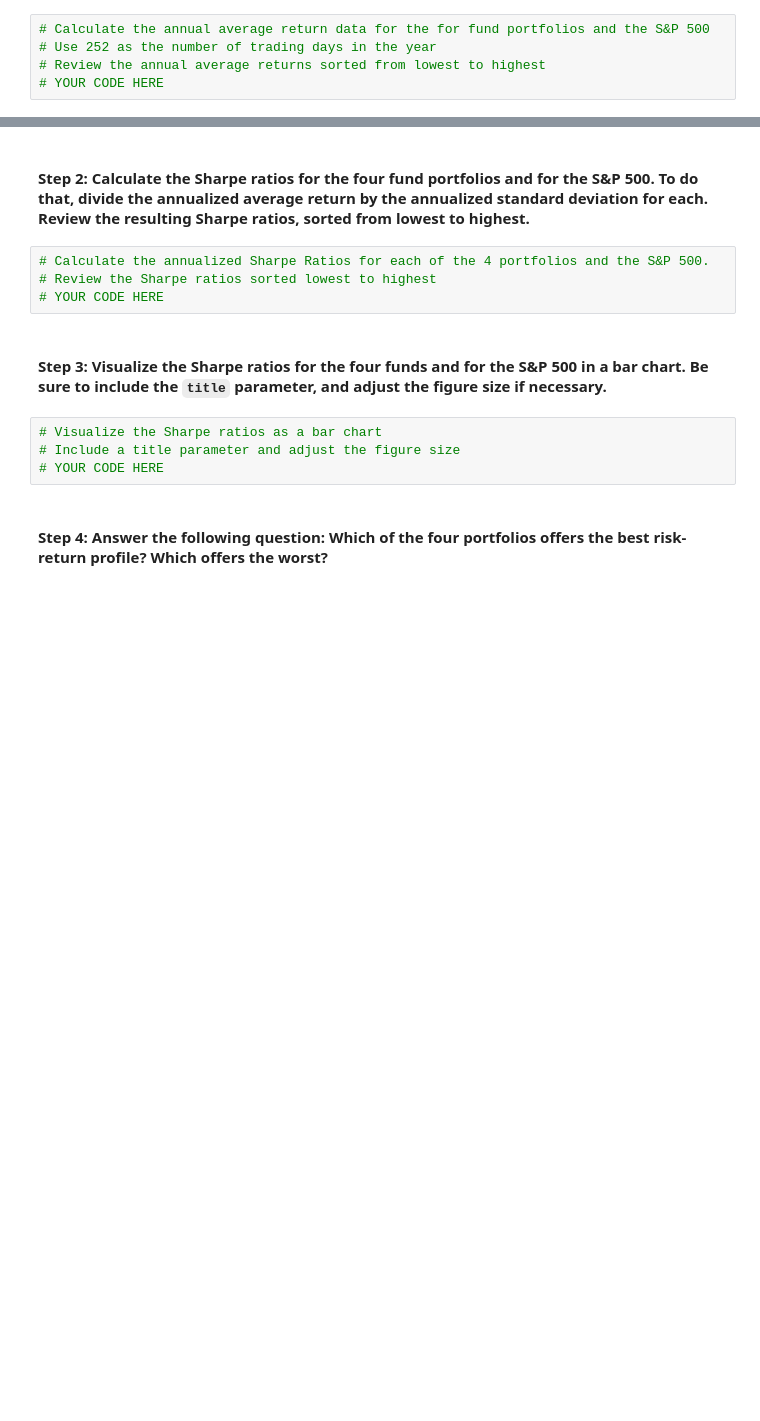
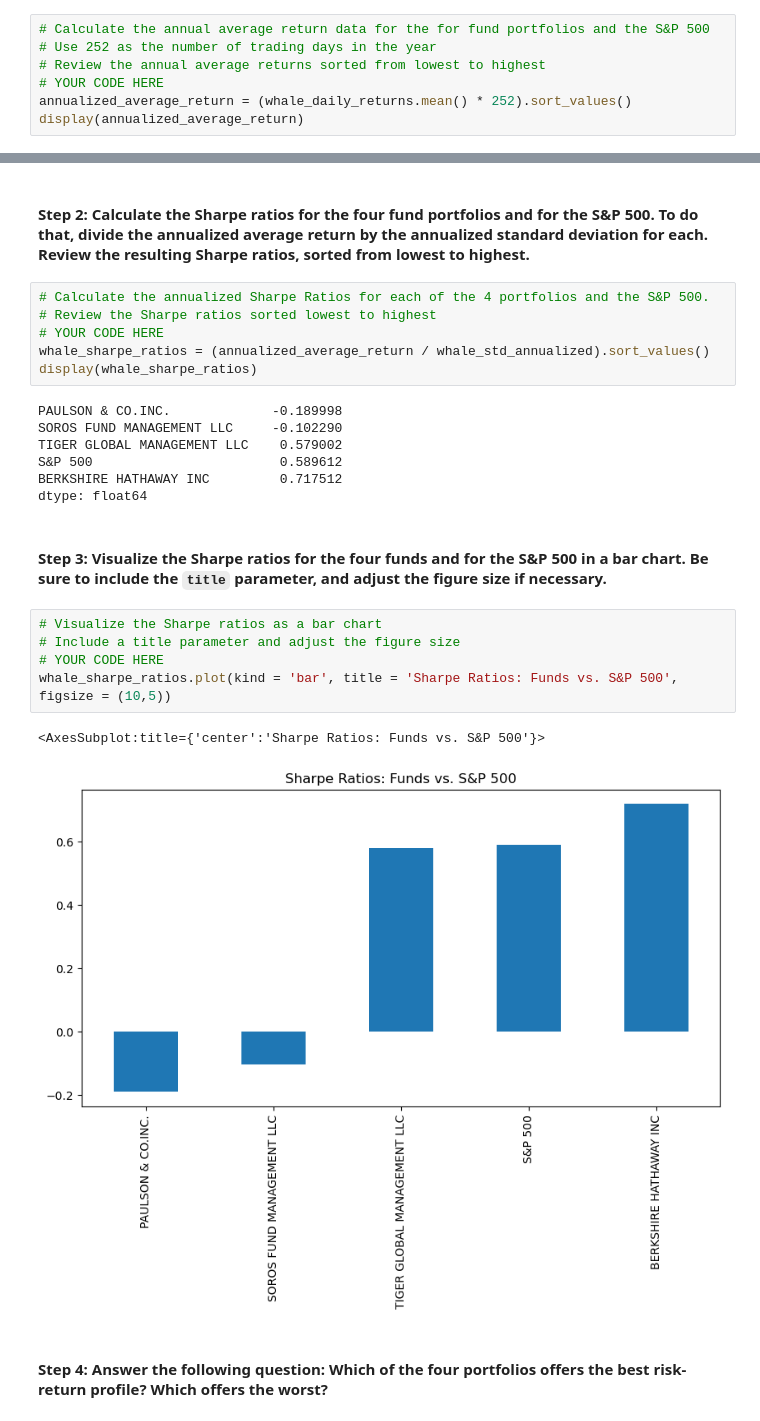
Before and after one commit to trentransom/Challenge_04, a Jupyter notebook: risk_return_analysis.ipynb, the cells around one changed output, grey strips where cells are left out. Saved outputs shown, nothing was run; the diff lists cells and outputs as text; blank space fills up the shorter version.

```diff
--- a/risk_return_analysis.ipynb
+++ b/risk_return_analysis.ipynb
@@ -298,3 +316,5 @@ To determine the overall risk of an asset or portfolio, quantitative analysts an
 # Use 252 as the number of trading days in the year
 # Review the annual average returns sorted from lowest to highest
 # YOUR CODE HERE
+annualized_average_return = (whale_daily_returns.mean() * 252).sort_values()
+display(annualized_average_return)
@@ -304,12 +331,25 @@ To determine the overall risk of an asset or portfolio, quantitative analysts an
 # Calculate the annualized Sharpe Ratios for each of the 4 portfolios and the S&P 500.
 # Review the Sharpe ratios sorted lowest to highest
 # YOUR CODE HERE
+whale_sharpe_ratios = (annualized_average_return / whale_std_annualized).sort_values()
+display(whale_sharpe_ratios)
+# %% [output]
+PAULSON & CO.INC.             -0.189998
+SOROS FUND MANAGEMENT LLC     -0.102290
+TIGER GLOBAL MANAGEMENT LLC    0.579002
+S&P 500                        0.589612
+BERKSHIRE HATHAWAY INC         0.717512
+dtype: float64
 # %% [markdown]
 #### Step 3: Visualize the Sharpe ratios for the four funds and for the S&P 500 in a bar chart. Be sure to include the `title` parameter, and adjust the figure size if necessary.
 # %%
 # Visualize the Sharpe ratios as a bar chart
 # Include a title parameter and adjust the figure size
 # YOUR CODE HERE
+whale_sharpe_ratios.plot(kind = 'bar', title = 'Sharpe Ratios: Funds vs. S&P 500', figsize = (10,5))
+# %% [output]
+<AxesSubplot:title={'center':'Sharpe Ratios: Funds vs. S&P 500'}>
+[figure, added]
 # %% [markdown]
 #### Step 4: Answer the following question: Which of the four portfolios offers the best risk-return profile? Which offers the worst?
 # %% [markdown]
```
Also changed, not shown: parts of 8 cells of this notebook.
